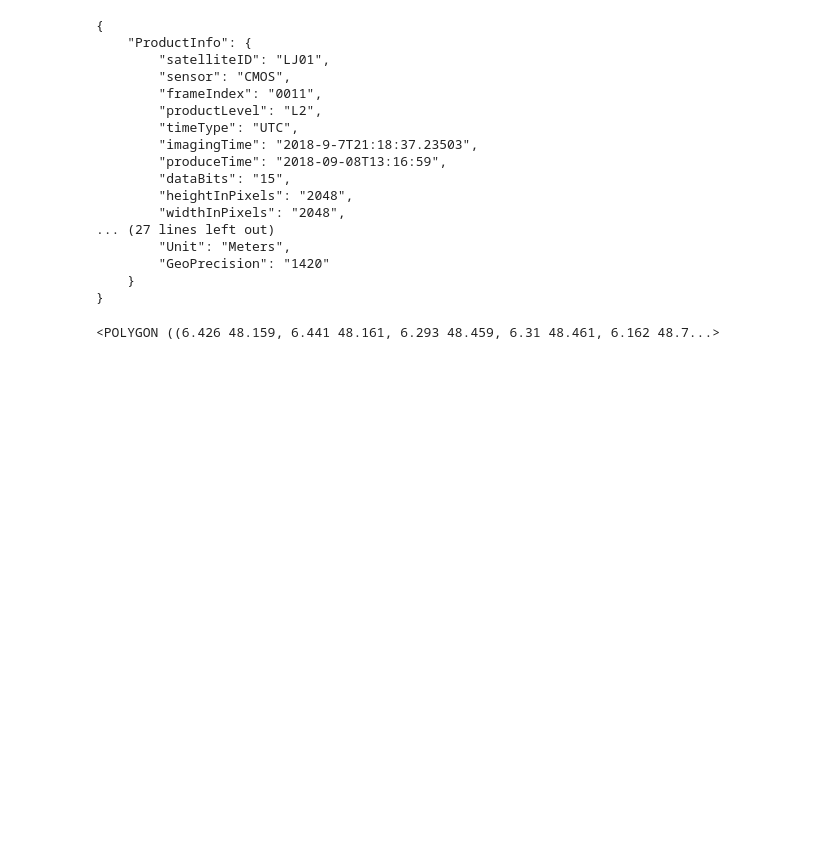
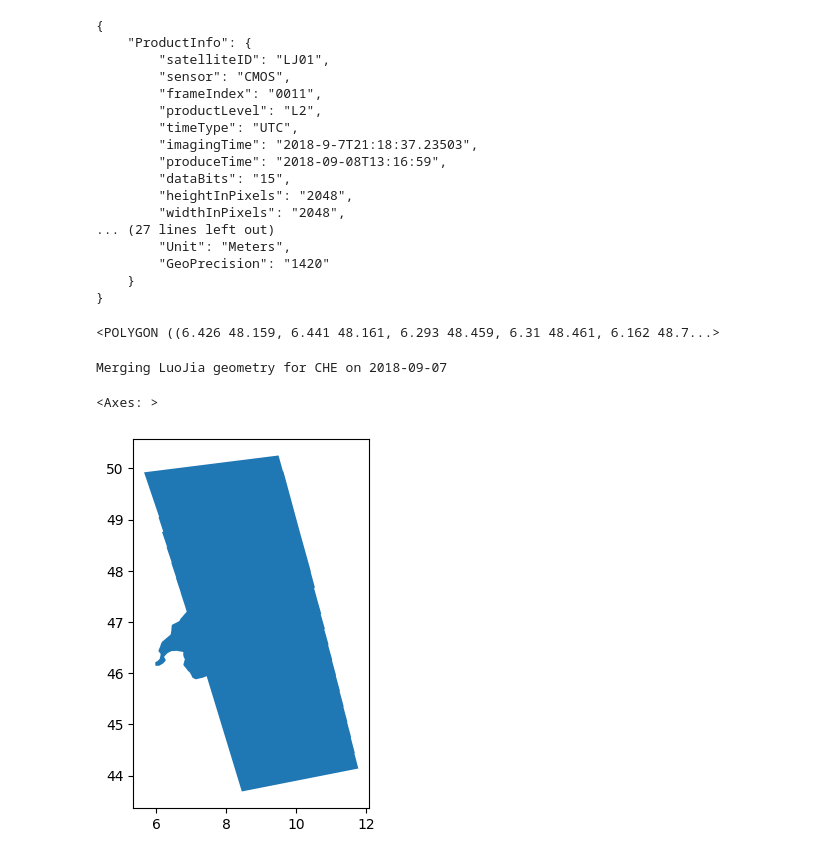
Before and after one commit to Starbix/Infrared_Marble, a Jupyter notebook: notebooks/difference_visualization.ipynb, the cells around one changed output. Saved outputs shown, nothing was run; the diff lists cells and outputs as text; code cells hidden in the pictures; blank space fills up the shorter version.

Commit message:
Fix date bug for merged geometries

```diff
--- a/notebooks/difference_visualization.ipynb
+++ b/notebooks/difference_visualization.ipynb
@@ -205,3 +205,12 @@ geom_lj = get_region_geometry(ADMIN_ID, LJ_DATE.isoformat())
 geom_lj
 # %% [output]
 <POLYGON ((6.426 48.159, 6.441 48.161, 6.293 48.459, 6.31 48.461, 6.162 48.7...>
+# %%
+from lib.bm import bm_get_unified_gdf
+
+unified_geom = bm_get_unified_gdf(ADMIN_ID, LJ_DATE)
+unified_geom.plot()
+# %% [output]
+Merging LuoJia geometry for CHE on 2018-09-07
+<Axes: >
+[figure, added]
```
Also changed, not shown: parts of 3 cells of this notebook, 2 other files.
